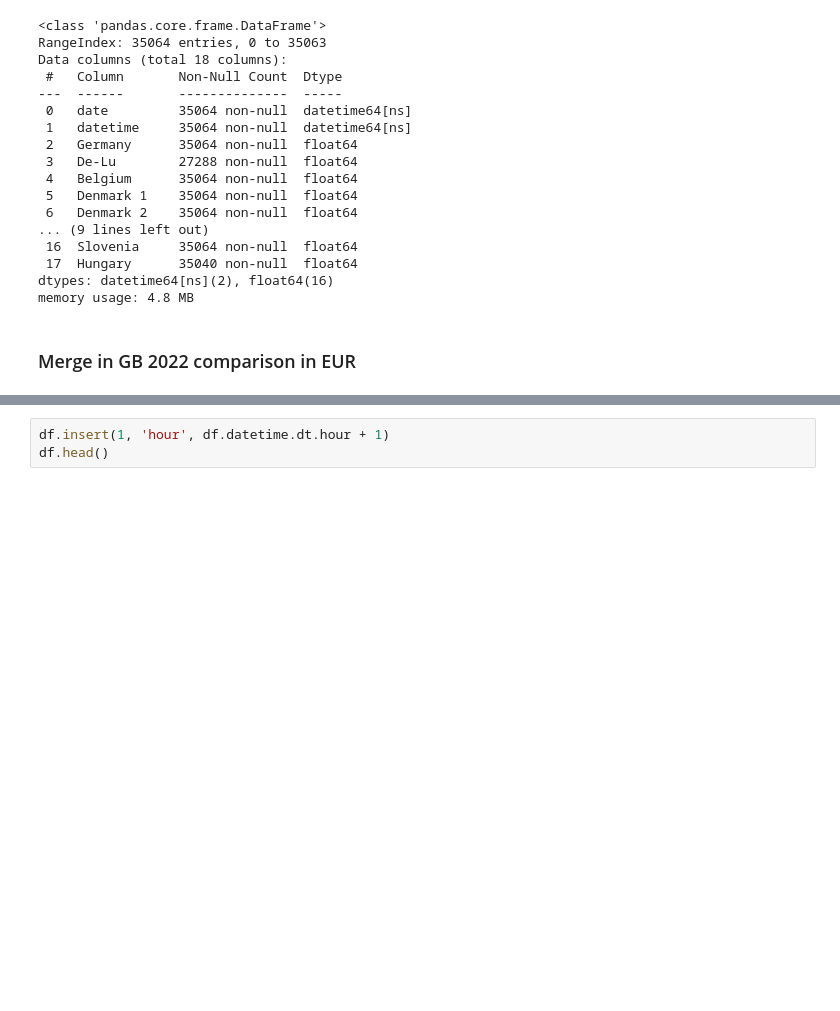
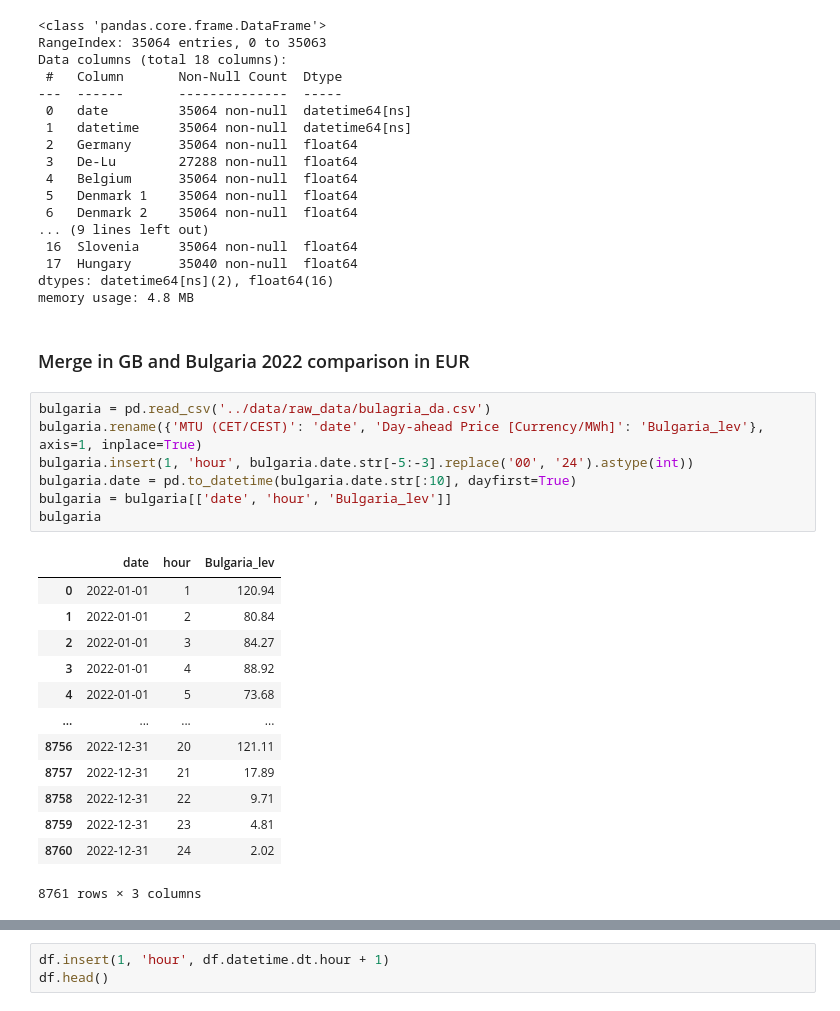
Before and after one commit to asadiceccarelli/eu-wholesale-analysis, a Jupyter notebook: scripts/clean_data.ipynb, the cells around one changed output, grey strips where cells are left out. Drawn from its saved outputs; the diff is of its cells as text; blank space fills up the shorter version.

```diff
--- a/scripts/clean_data.ipynb
+++ b/scripts/clean_data.ipynb
@@ -106,4 +106,25 @@ Data columns (total 18 columns):
 dtypes: datetime64[ns](2), float64(16)
 memory usage: 4.8 MB
 # %% [markdown]
-### Merge in GB 2022 comparison in EUR
+### Merge in GB and Bulgaria 2022 comparison in EUR
+# %%
+bulgaria = pd.read_csv('../data/raw_data/bulagria_da.csv')
+bulgaria.rename({'MTU (CET/CEST)': 'date', 'Day-ahead Price [Currency/MWh]': 'Bulgaria_lev'}, axis=1, inplace=True)
+bulgaria.insert(1, 'hour', bulgaria.date.str[-5:-3].replace('00', '24').astype(int))
+bulgaria.date = pd.to_datetime(bulgaria.date.str[:10], dayfirst=True)
+bulgaria = bulgaria[['date', 'hour', 'Bulgaria_lev']]
+bulgaria
+# %% [output]
+|  | date | hour | Bulgaria_lev |
+| 0 | 2022-01-01 | 1 | 120.94 |
+| 1 | 2022-01-01 | 2 | 80.84 |
+| 2 | 2022-01-01 | 3 | 84.27 |
+| 3 | 2022-01-01 | 4 | 88.92 |
+| 4 | 2022-01-01 | 5 | 73.68 |
+| ... | ... | ... | ... |
+| 8756 | 2022-12-31 | 20 | 121.11 |
+| 8757 | 2022-12-31 | 21 | 17.89 |
+| 8758 | 2022-12-31 | 22 | 9.71 |
+| 8759 | 2022-12-31 | 23 | 4.81 |
+| 8760 | 2022-12-31 | 24 | 2.02 |
+8761 rows × 3 columns
```
Also changed, not shown: parts of 7 cells of this notebook, 15 other files.
